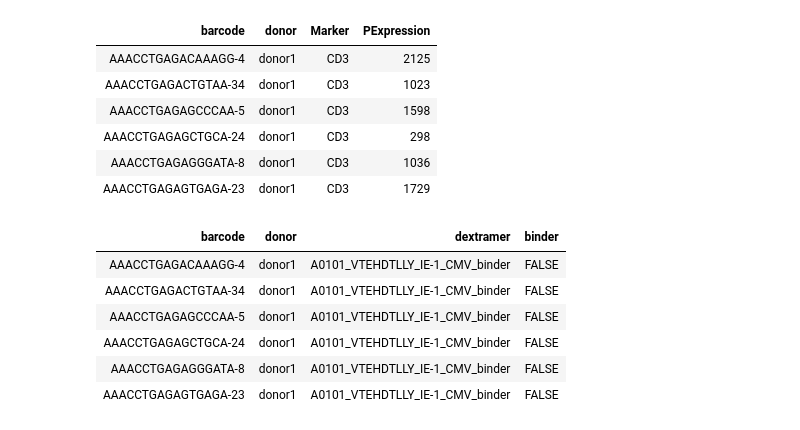
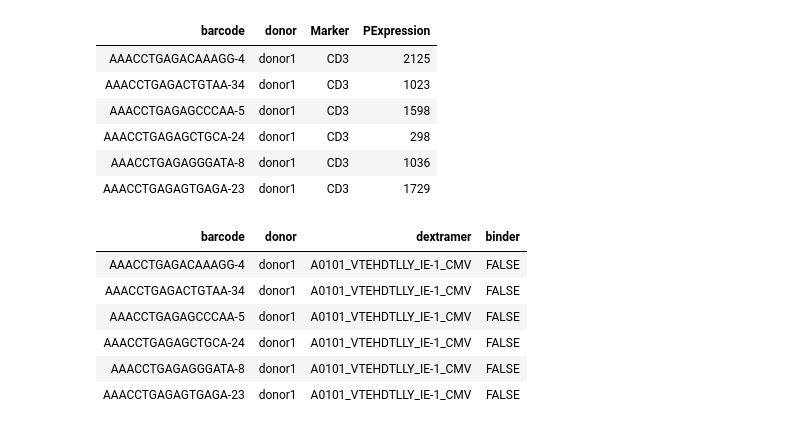
Before and after one commit to armish/10x-anwoei, a Jupyter notebook: analyses/Practice - Read and combine all donors.ipynb, the cells around one changed output. Cells and saved outputs as stored; diff of their text form; code cells hidden in the pictures.

Commit message:
remove '_binder' postfix from the dextramer name

```diff
--- a/analyses/Practice - Read and combine all donors.ipynb
+++ b/analyses/Practice - Read and combine all donors.ipynb
@@ -104,24 +104,26 @@ all_features %>% head
 # %%
 all_binders <-
     all_donors %>%
     select(`barcode`, `donor`, contains('_binder')) %>%
     gather(
        key=`dextramer`,
        value=`binder`,
        `A0101_VTEHDTLLY_IE-1_CMV_binder`:`NR(B0801)_AAKGRGAAL_NC_binder`,
-       factor_key=TRUE
+       factor_key=FALSE
     ) %>%
-    mutate(`binder`=as.factor(`binder`))
+    mutate(
+        `dextramer`=factor(str_replace(`dextramer`, '_binder', ''))
+    )
 
 all_binders %>% head
 # %% [output]
 | barcode | donor | dextramer | binder |
-| AAACCTGAGACAAAGG-4 | donor1 | A0101_VTEHDTLLY_IE-1_CMV_binder | FALSE |
-| AAACCTGAGACTGTAA-34 | donor1 | A0101_VTEHDTLLY_IE-1_CMV_binder | FALSE |
-| AAACCTGAGAGCCCAA-5 | donor1 | A0101_VTEHDTLLY_IE-1_CMV_binder | FALSE |
-| AAACCTGAGAGCTGCA-24 | donor1 | A0101_VTEHDTLLY_IE-1_CMV_binder | FALSE |
-| AAACCTGAGAGGGATA-8 | donor1 | A0101_VTEHDTLLY_IE-1_CMV_binder | FALSE |
-| AAACCTGAGAGTGAGA-23 | donor1 | A0101_VTEHDTLLY_IE-1_CMV_binder | FALSE |
+| AAACCTGAGACAAAGG-4 | donor1 | A0101_VTEHDTLLY_IE-1_CMV | FALSE |
+| AAACCTGAGACTGTAA-34 | donor1 | A0101_VTEHDTLLY_IE-1_CMV | FALSE |
+| AAACCTGAGAGCCCAA-5 | donor1 | A0101_VTEHDTLLY_IE-1_CMV | FALSE |
+| AAACCTGAGAGCTGCA-24 | donor1 | A0101_VTEHDTLLY_IE-1_CMV | FALSE |
+| AAACCTGAGAGGGATA-8 | donor1 | A0101_VTEHDTLLY_IE-1_CMV | FALSE |
+| AAACCTGAGAGTGAGA-23 | donor1 | A0101_VTEHDTLLY_IE-1_CMV | FALSE |
 # %%
 save(
     file='../data/all_donors.RData',
```
Also changed, not shown: parts of 1 cell of this notebook.
